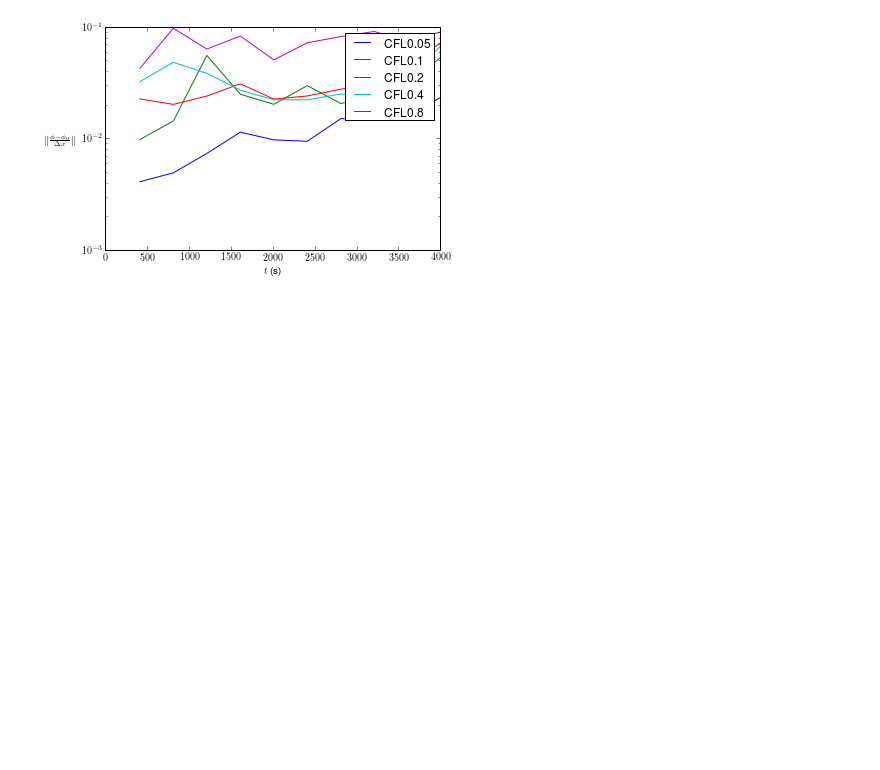
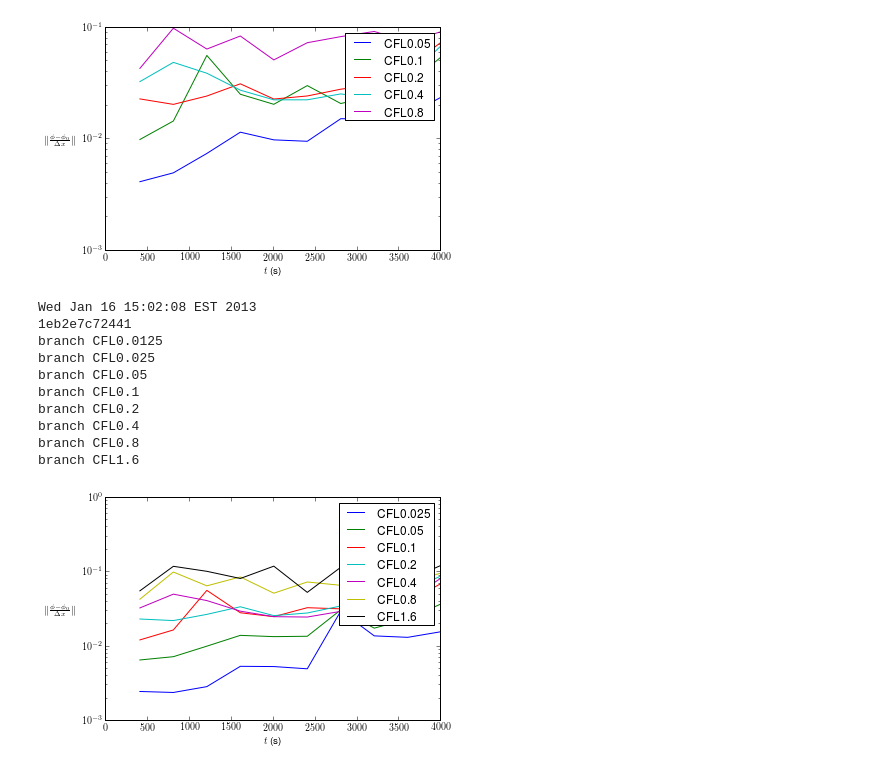
Before and after one commit to wd15/extremefill2D, a Jupyter notebook: extremefill2D.ipynb, the cells around one changed output. Drawn from its saved outputs; the diff is of its cells as text; code cells hidden in the pictures; blank space fills up the shorter version.

Commit message:
Improving OO nature of the CFLViewer.

```diff
--- a/extremefill2D.ipynb
+++ b/extremefill2D.ipynb
@@ -75,3 +75,19 @@ branch CFL0.2
 branch CFL0.4
 branch CFL0.8
 [figure]
+# %%
+!date; git log --oneline -1 --abbrev=12 --format="%h"
+from data.CFLViewer import plotCFL
+plotCFL()
+# %% [output]
+Wed Jan 16 15:02:08 EST 2013
+1eb2e7c72441
+branch CFL0.0125
+branch CFL0.025
+branch CFL0.05
+branch CFL0.1
+branch CFL0.2
+branch CFL0.4
+branch CFL0.8
+branch CFL1.6
+[figure, added]
```
Also changed, not shown: parts of 3 cells of this notebook, 1 other file.
